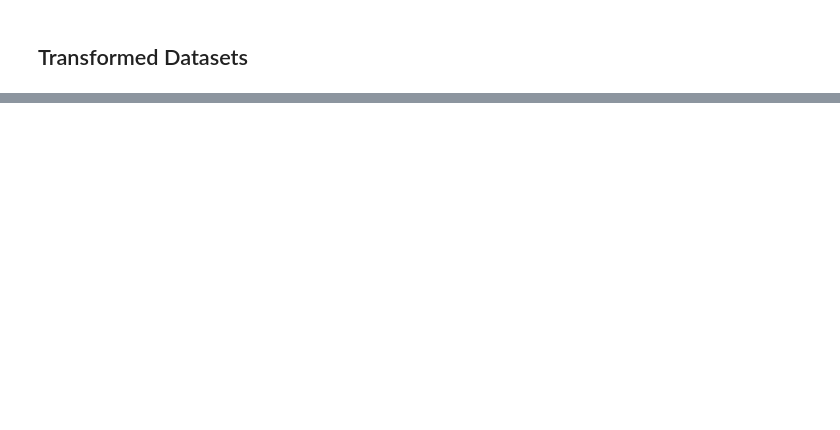
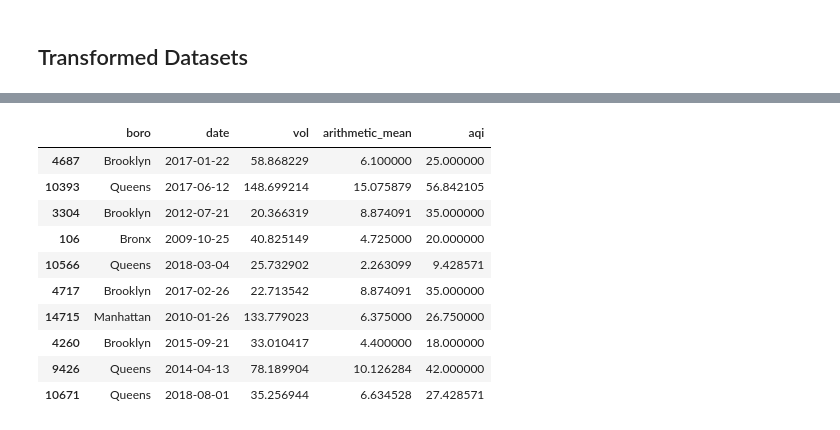
Before and after one commit to daniel-a-r/ccny_data_science_project, a Jupyter notebook: data_science_project.ipynb, the cells around one changed output, grey strips where cells are left out. Drawn from its saved outputs; the diff is of its cells as text; code cells hidden in the pictures; blank space fills up the shorter version.

```diff
--- a/data_science_project.ipynb
+++ b/data_science_project.ipynb
@@ -1387,0 +1347,2 @@ daily_air_quality_df_cleaned
+# %%
+daily_air_quality_df_cleaned = daily_air_quality_df_cleaned.astype({'boro': 'category'})
@@ -1387,0 +1359,2 @@ daily_air_quality_df_cleaned
+# %%
+traffic_vol_aqi = pd.merge(traffic_vol_daily, daily_air_quality_df_cleaned, how='outer', on=['boro','date'])
@@ -1387,0 +1385,3 @@ daily_air_quality_df_cleaned
+# %%
+for measure in traffic_vol_aqi.columns[-3:]:
+    print(measure)
@@ -1387,0 +1392,12 @@ daily_air_quality_df_cleaned
+# %%
+for measure in traffic_vol_aqi.columns[-3:]:
+    for boro in traffic_vol_aqi['boro'].unique():
+        mean = traffic_vol_aqi[traffic_vol_aqi['boro'] == boro][measure].mean()
+
+        if measure == 'aqi':
+            mean = round(mean)
+
+        filled_na_boro = traffic_vol_aqi.loc[(traffic_vol_aqi['boro'] == boro) &
+                                             (traffic_vol_aqi[measure].isnull()), [measure]].fillna(mean)
+
+        traffic_vol_aqi.loc[(traffic_vol_aqi['boro'] == boro) & (traffic_vol_aqi[measure].isnull()), [measure]] = filled_na_boro
@@ -1422,0 +1443,14 @@ traffic_volume.head(15)
+# %%
+traffic_vol_aqi.sample(10)
+# %% [output]
+|  | boro | date | vol | arithmetic_mean | aqi |
+| 4687 | Brooklyn | 2017-01-22 | 58.868229 | 6.100000 | 25.000000 |
+| 10393 | Queens | 2017-06-12 | 148.699214 | 15.075879 | 56.842105 |
+| 3304 | Brooklyn | 2012-07-21 | 20.366319 | 8.874091 | 35.000000 |
+| 106 | Bronx | 2009-10-25 | 40.825149 | 4.725000 | 20.000000 |
+| 10566 | Queens | 2018-03-04 | 25.732902 | 2.263099 | 9.428571 |
+| 4717 | Brooklyn | 2017-02-26 | 22.713542 | 8.874091 | 35.000000 |
+| 14715 | Manhattan | 2010-01-26 | 133.779023 | 6.375000 | 26.750000 |
+| 4260 | Brooklyn | 2015-09-21 | 33.010417 | 4.400000 | 18.000000 |
+| 9426 | Queens | 2014-04-13 | 78.189904 | 10.126284 | 42.000000 |
+| 10671 | Queens | 2018-08-01 | 35.256944 | 6.634528 | 27.428571 |
```
Also changed, not shown: parts of 46 cells of this notebook, 1 other file.
